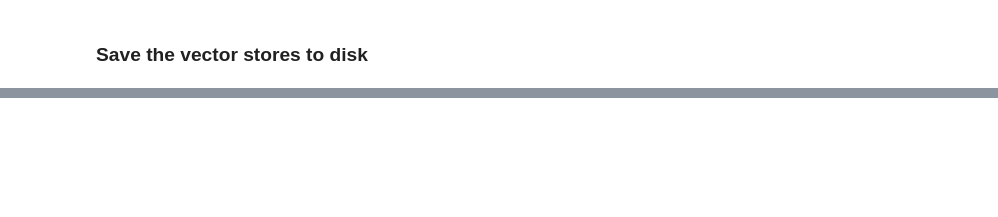
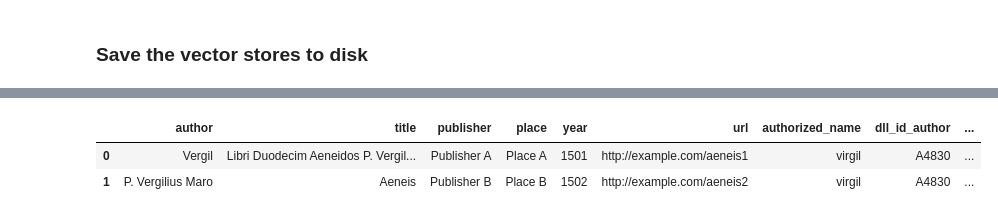
Before and after one commit to sjhuskey/dll-hybrid, a Jupyter notebook: python/hybrid.ipynb, the cells around one changed output, grey strips where cells are left out. Cells and saved outputs as stored; diff of their text form; code cells hidden in the pictures; blank space fills up the shorter version.

```diff
--- a/python/hybrid.ipynb
+++ b/python/hybrid.ipynb
@@ -146,11 +155,11 @@ author_map = {i: name for i, name in enumerate(variant_to_authorized.keys())}
 # %%
-# Generate title embeddings and set up FAISS
-title_embeddings = [embedding_model.encode(title) for title in title_to_work.keys()]
-title_embeddings = np.array(title_embeddings, dtype=np.float32)
+# # Generate title embeddings and set up FAISS
+# title_embeddings = [embedding_model.encode(title) for title in title_to_work.keys()]
+# title_embeddings = np.array(title_embeddings, dtype=np.float32)
 
-dimension = title_embeddings.shape[1]
-title_index = faiss.IndexFlatL2(dimension)
-title_index.add(title_embeddings)
+# dimension = title_embeddings.shape[1]
+# title_index = faiss.IndexFlatL2(dimension)
+# title_index.add(title_embeddings)
 
-# Map index positions to titles
-title_map = {i: title for i, title in enumerate(title_to_work.keys())}
+# # Map index positions to titles
+# title_map = {i: title for i, title in enumerate(title_to_work.keys())}
@@ -280,0 +438,6 @@ for record in incoming_metadata:
+# %%
+output_df
+# %% [output]
+|  | author | title | publisher | place | year | url | authorized_name | dll_id_author | ... |
+| 0 | Vergil | Libri Duodecim Aeneidos P. Vergil... | Publisher A | Place A | 1501 | http://example.com/aeneis1 | virgil | A4830 | ... |
+| 1 | P. Vergilius Maro | Aeneis | Publisher B | Place B | 1502 | http://example.com/aeneis2 | virgil | A4830 | ... |
```
Also changed, not shown: parts of 24 cells of this notebook, 2 other files.
